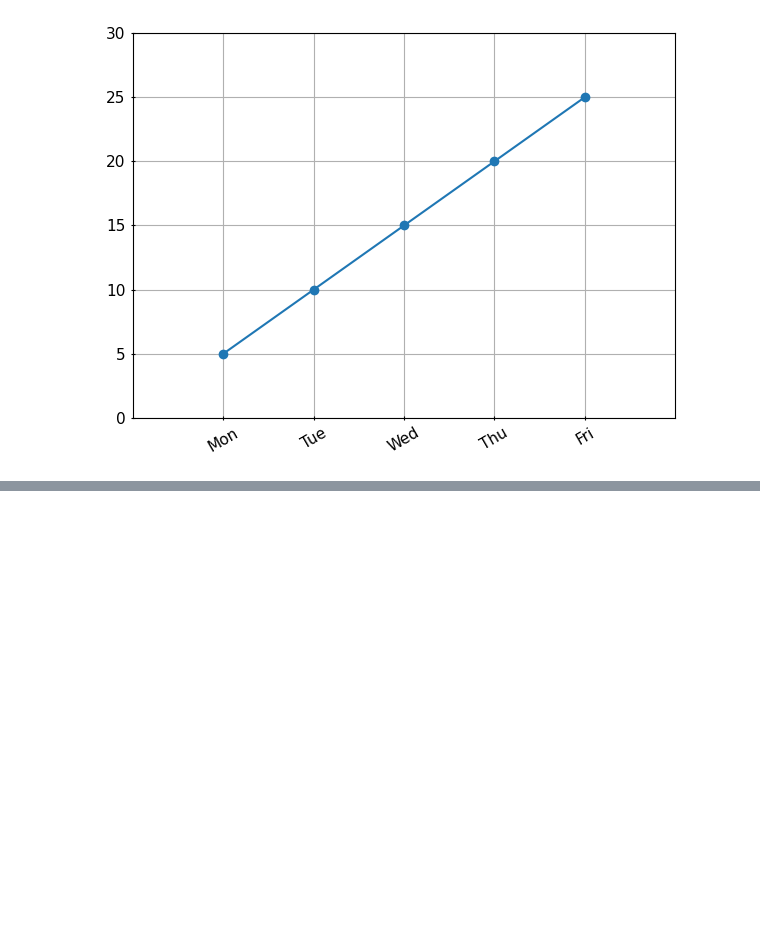
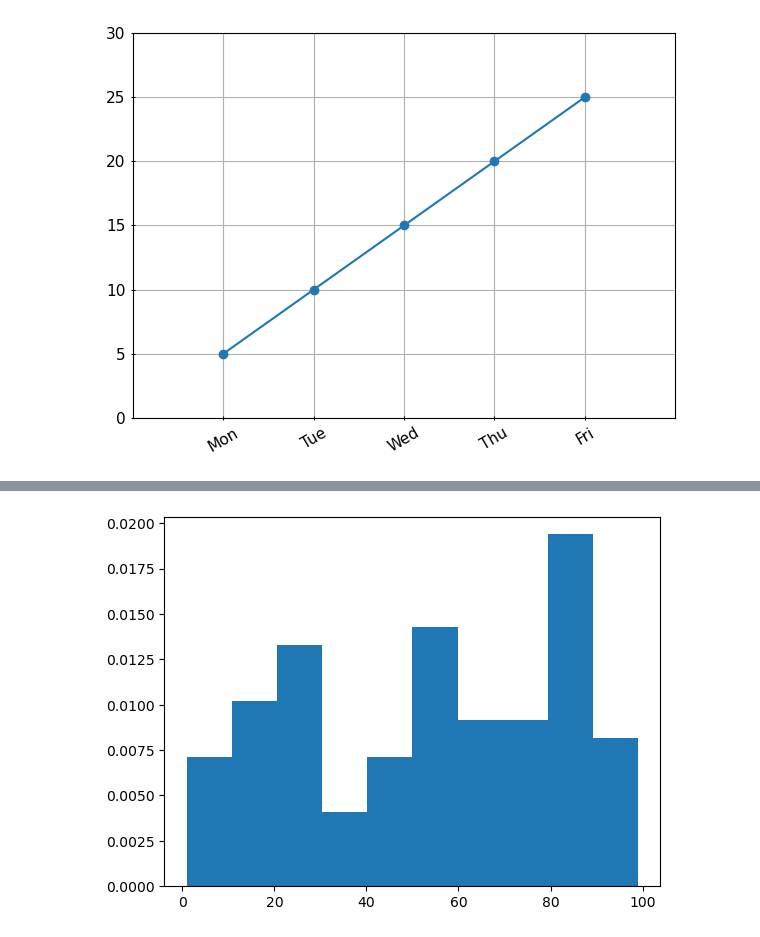
Before and after one commit to DhruvBihani3478/data-science-learning, a Jupyter notebook: Data-Analytics/matplotlibassignments.ipynb, the cells around one changed output, grey strips where cells are left out. Cells and saved outputs as stored; diff of their text form; code cells hidden in the pictures; blank space fills up the shorter version.

```diff
--- a/Data-Analytics/matplotlibassignments.ipynb
+++ b/Data-Analytics/matplotlibassignments.ipynb
@@ -150,0 +230,13 @@ plt.show()
+# %%
+import numpy as np
+import matplotlib.pyplot as plt
+
+data = np.random.randint(0,100,100)
+
+plt.hist(
+    data,
+     density=True,bins=10)
+
+plt.show()
+# %% [output]
+[figure, added]
```
Also changed, not shown: parts of 5 cells of this notebook.
